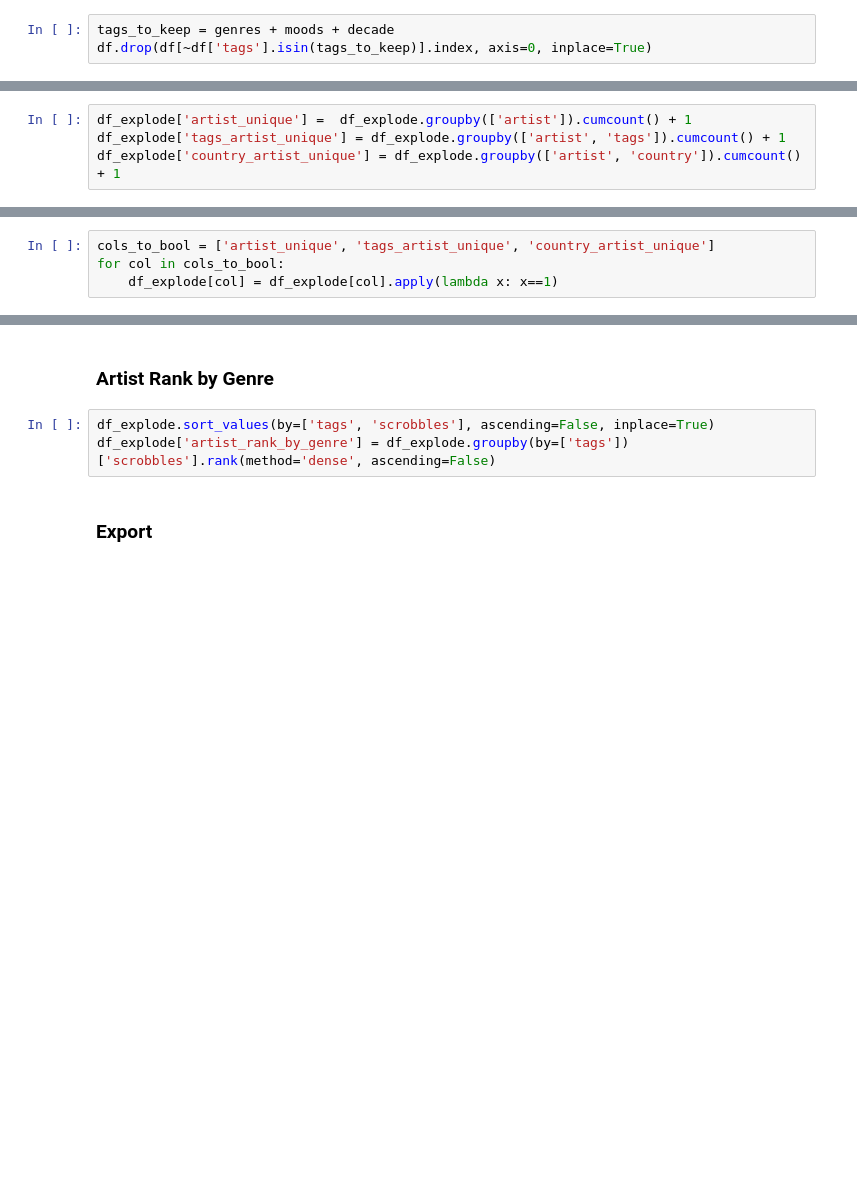
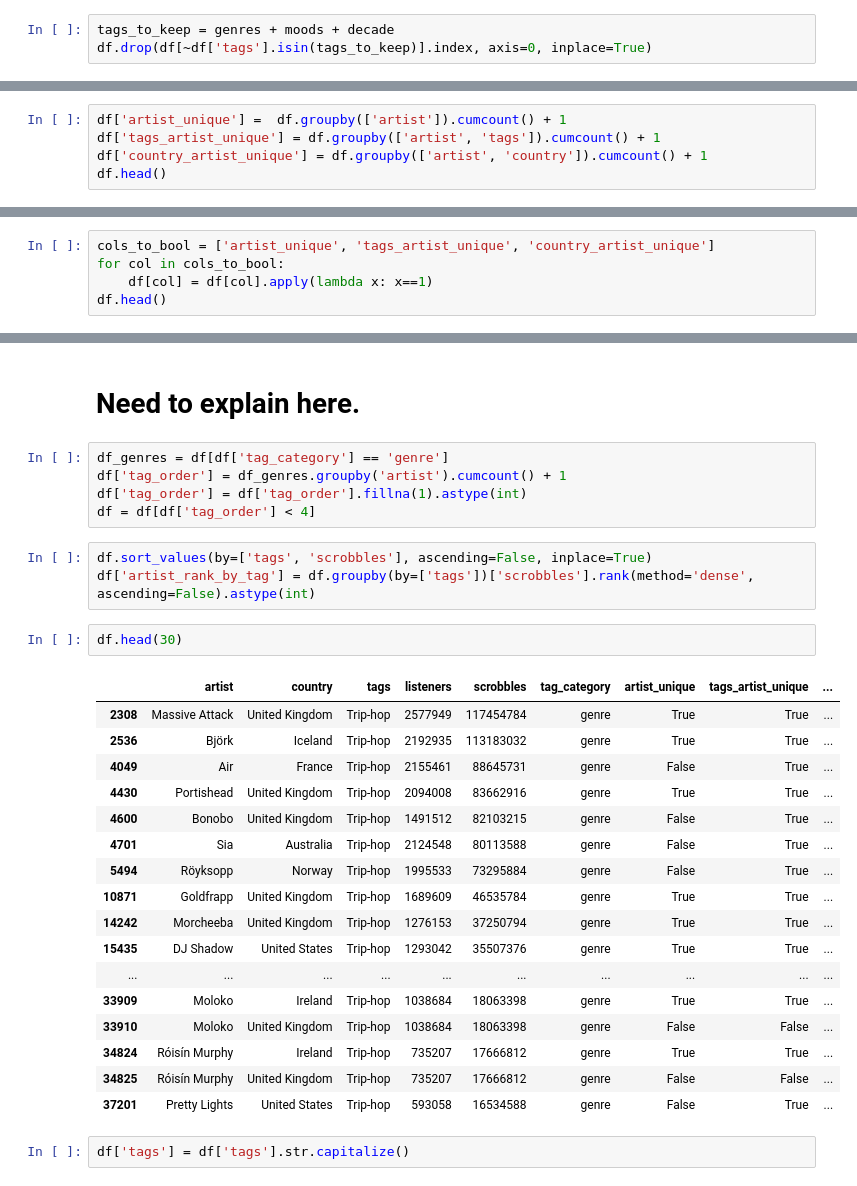
Before and after one commit to tharikhajar/lastfm_popularity, a Jupyter notebook: Pandas_ETL.ipynb, the cells around one changed output, grey strips where cells are left out. Drawn from its saved outputs; the diff is of its cells as text; blank space fills up the shorter version.

```diff
--- a/Pandas_ETL.ipynb
+++ b/Pandas_ETL.ipynb
@@ -238,4 +274,5 @@ When calculation the total listeners for one artist, we don't want to add the li
 # %%
-df_explode['artist_unique'] =  df_explode.groupby(['artist']).cumcount() + 1
-df_explode['tags_artist_unique'] = df_explode.groupby(['artist', 'tags']).cumcount() + 1
-df_explode['country_artist_unique'] = df_explode.groupby(['artist', 'country']).cumcount() + 1
+df['artist_unique'] =  df.groupby(['artist']).cumcount() + 1
+df['tags_artist_unique'] = df.groupby(['artist', 'tags']).cumcount() + 1
+df['country_artist_unique'] = df.groupby(['artist', 'country']).cumcount() + 1
+df.head()
@@ -247,4 +288,5 @@ df_explode.drop(df_explode[df_explode['country_artist_unique'] > 3].index, inpla
 # %%
 cols_to_bool = ['artist_unique', 'tags_artist_unique', 'country_artist_unique']
 for col in cols_to_bool:
-    df_explode[col] = df_explode[col].apply(lambda x: x==1)
+    df[col] = df[col].apply(lambda x: x==1)
+df.head()
@@ -251,8 +300,33 @@ for col in cols_to_bool:
-# %% [markdown]
-### Artist Rank by Genre
+# %% [markdown]
+# Need to explain here.
+# %%
+df_genres = df[df['tag_category'] == 'genre']
+df['tag_order'] = df_genres.groupby('artist').cumcount() + 1
+df['tag_order'] = df['tag_order'].fillna(1).astype(int)
+df = df[df['tag_order'] < 4]
 # %%
-df_explode.sort_values(by=['tags', 'scrobbles'], ascending=False, inplace=True)
-df_explode['artist_rank_by_genre'] = df_explode.groupby(by=['tags'])['scrobbles'].rank(method='dense', ascending=False)
+df.sort_values(by=['tags', 'scrobbles'], ascending=False, inplace=True)
+df['artist_rank_by_tag'] = df.groupby(by=['tags'])['scrobbles'].rank(method='dense', ascending=False).astype(int)
-# %% [markdown]
-### Export
+# %%
+df.head(30)
+# %% [output]
+|  | artist | country | tags | listeners | scrobbles | tag_category | artist_unique | tags_artist_unique | ... |
+| 2308 | Massive Attack | United Kingdom | Trip-hop | 2577949 | 117454784 | genre | True | True | ... |
+| 2536 | Björk | Iceland | Trip-hop | 2192935 | 113183032 | genre | True | True | ... |
+| 4049 | Air | France | Trip-hop | 2155461 | 88645731 | genre | False | True | ... |
+| 4430 | Portishead | United Kingdom | Trip-hop | 2094008 | 83662916 | genre | True | True | ... |
+| 4600 | Bonobo | United Kingdom | Trip-hop | 1491512 | 82103215 | genre | False | True | ... |
+| 4701 | Sia | Australia | Trip-hop | 2124548 | 80113588 | genre | False | True | ... |
+| 5494 | Röyksopp | Norway | Trip-hop | 1995533 | 73295884 | genre | False | True | ... |
+| 10871 | Goldfrapp | United Kingdom | Trip-hop | 1689609 | 46535784 | genre | True | True | ... |
+| 14242 | Morcheeba | United Kingdom | Trip-hop | 1276153 | 37250794 | genre | True | True | ... |
+| 15435 | DJ Shadow | United States | Trip-hop | 1293042 | 35507376 | genre | True | True | ... |
+| ... | ... | ... | ... | ... | ... | ... | ... | ... | ... |
+| 33909 | Moloko | Ireland | Trip-hop | 1038684 | 18063398 | genre | True | True | ... |
+| 33910 | Moloko | United Kingdom | Trip-hop | 1038684 | 18063398 | genre | False | False | ... |
+| 34824 | Róisín Murphy | Ireland | Trip-hop | 735207 | 17666812 | genre | True | True | ... |
+| 34825 | Róisín Murphy | United Kingdom | Trip-hop | 735207 | 17666812 | genre | False | False | ... |
+| 37201 | Pretty Lights | United States | Trip-hop | 593058 | 16534588 | genre | False | True | ... |
+# %%
+df['tags'] = df['tags'].str.capitalize()
 # %%
```
Also changed, not shown: parts of 29 cells of this notebook.
